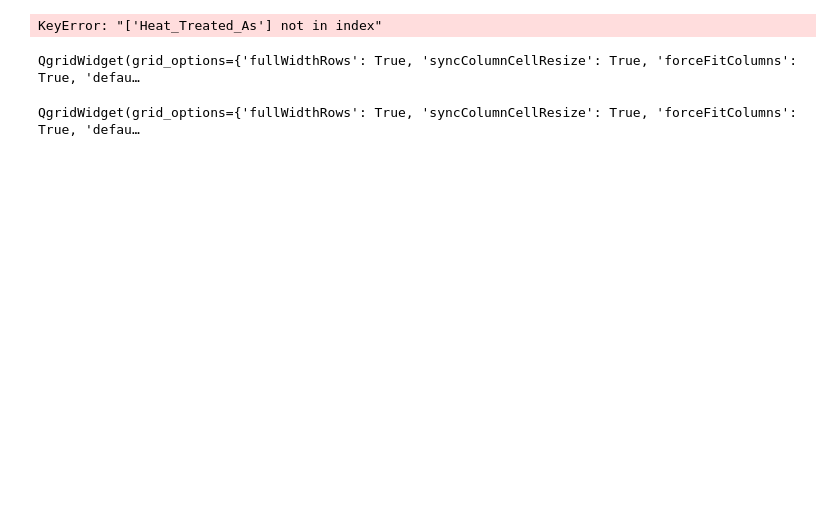
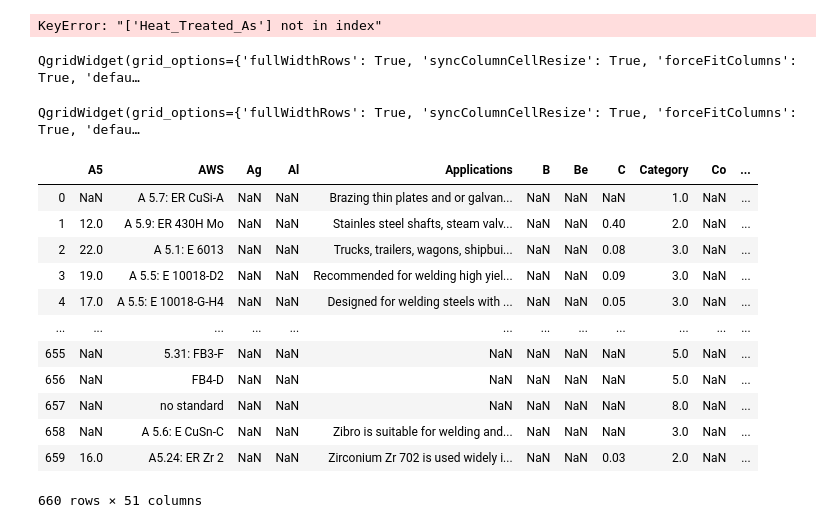
Before and after one commit to PrasannS/WeldingAnalysis, a Jupyter notebook: webscraper.ipynb, the cells around one changed output. Drawn from its saved outputs; the diff is of its cells as text; code cells hidden in the pictures; blank space fills up the shorter version.

Commit message:
All numerical data finished rough (unvalidated)

```diff
--- a/webscraper.ipynb
+++ b/webscraper.ipynb
@@ -438 +445,16 @@ raw = raw.combine_first(treatdata)
+# %%
+#raw['HT_Descript'] = np.where(raw['HT_Descript'].str.len()>2,raw['HT_Descript'], np.nan)
+raw['HT_Descript'] = np.where(raw['HT_Descript'].str.startswith(" "), raw['HT_Descript'].str[1:], raw['HT_Descript'])
+#raw['HT_Descript'] = np.where(raw['HT_Descript'].str.contains('C'),raw['HT_Descript'],'0')
+# %%
+raw['HT_Descript'] = raw['HT_Descript'].fillna(value=0)
+# %%
+raw['HT_Time'] = np.where(raw['HT_Descript'].str.contains('1 hour'), 1, raw['HT_Time'])
+# %%
+raw['Heat_Treated_As'] = raw['Heat_Treated_As'].str.replace('SR/SR','SR')
+
+#raw = raw.drop(columns=['Heat_Treated'])
+#raw['Heat_Treated_As'] = np.where(raw['HT_Descript'].str.contains('strain hardened'), raw['Heat_Treated_As'].astype(str) +"/SH", raw['Heat_Treated_As'])
+#raw['Heat_Treated_As'] = col
+#raw['HT_Descript'] = raw['HT_Descript'].str.split(" ",expand=True).astype(float).mean(axis=1)
 # %%
@@ -440,2 +462,19 @@ qgrid.show_grid(raw, show_toolbar=True)
 # %% [output]
 QgridWidget(grid_options={'fullWidthRows': True, 'syncColumnCellResize': True, 'forceFitColumns': True, 'defau…
+# %%
+data = raw.combine_first(data)
+data
+# %% [output]
+|  | A5 | AWS | Ag | Al | Applications | B | Be | C | Category | Co | ... |
+| 0 | NaN | A 5.7: ER CuSi-A | NaN | NaN | Brazing thin plates and or galvan... | NaN | NaN | NaN | 1.0 | NaN | ... |
+| 1 | 12.0 | A 5.9: ER 430H Mo | NaN | NaN | Stainles steel shafts, steam valv... | NaN | NaN | 0.40 | 2.0 | NaN | ... |
+| 2 | 22.0 | A 5.1: E 6013 | NaN | NaN | Trucks, trailers, wagons, shipbui... | NaN | NaN | 0.08 | 3.0 | NaN | ... |
+| 3 | 19.0 | A 5.5: E 10018-D2 | NaN | NaN | Recommended for welding high yiel... | NaN | NaN | 0.09 | 3.0 | NaN | ... |
+| 4 | 17.0 | A 5.5: E 10018-G-H4 | NaN | NaN | Designed for welding steels with ... | NaN | NaN | 0.05 | 3.0 | NaN | ... |
+| ... | ... | ... | ... | ... | ... | ... | ... | ... | ... | ... | ... |
+| 655 | NaN | 5.31: FB3-F | NaN | NaN | NaN | NaN | NaN | NaN | 5.0 | NaN | ... |
+| 656 | NaN | FB4-D | NaN | NaN | NaN | NaN | NaN | NaN | 5.0 | NaN | ... |
+| 657 | NaN | no standard | NaN | NaN | NaN | NaN | NaN | NaN | 8.0 | NaN | ... |
+| 658 | NaN | A 5.6: E CuSn-C | NaN | NaN | Zibro is suitable for welding and... | NaN | NaN | NaN | 3.0 | NaN | ... |
+| 659 | 16.0 | A5.24: ER Zr 2 | NaN | NaN | Zirconium Zr 702 is used widely i... | NaN | NaN | 0.03 | 2.0 | NaN | ... |
+660 rows × 51 columns
```
Also changed, not shown: parts of 9 cells of this notebook, 2 other files.
